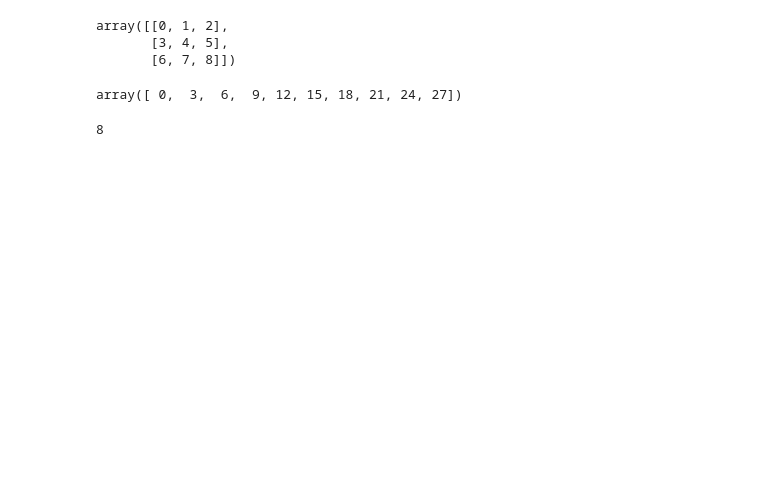
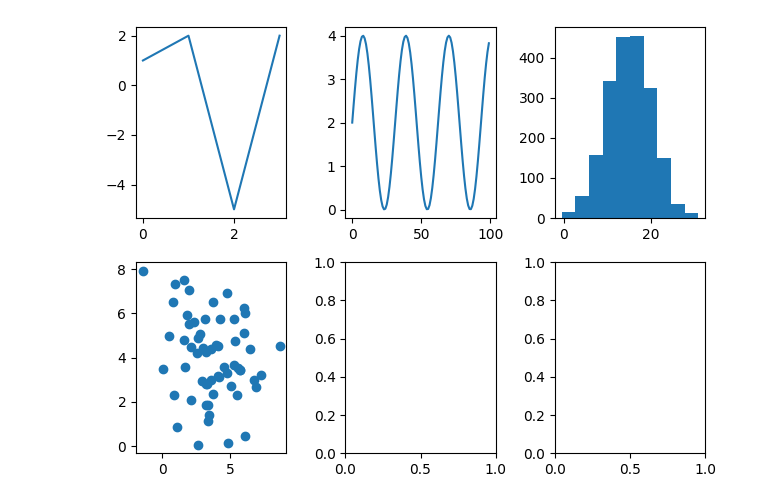
Before and after one commit to Hidaka1222/data-analysis-basic-kadai, a Jupyter notebook: Untitled0.ipynb, the cells around one changed output. Cells and saved outputs as stored; diff of their text form; code cells hidden in the pictures; blank space fills up the shorter version.

```diff
--- a/Untitled0.ipynb
+++ b/Untitled0.ipynb
@@ -1,18 +1,27 @@
-# %%
-import numpy as np
-multi_array = np.array([[0, 1, 2], [3, 4, 5], [6, 7, 8]])
-multi_array
-# %% [output]
-array([[0, 1, 2],
-       [3, 4, 5],
-       [6, 7, 8]])
-# %%
-ten = np.arange(10)
-ten * 3
-# %% [output]
-array([ 0,  3,  6,  9, 12, 15, 18, 21, 24, 27])
-# %%
-multi_array = np.array([[0, 1, 2], [3, 4, 5], [6, 7, 8]])
-multi_array.max()
-# %% [output]
-8
+# %%
+import matplotlib.pyplot as plt
+import numpy as np
+
+fig, axes = plt.subplots(2, 3, tight_layout=True)
+
+#折れ線グラフ
+y0 = [1, 2, -5, 2]
+axes[0,0].plot(y0)
+
+#sin関数
+x = np.linspace(0, 10, 100)
+y = 2 + 2 * np.sin(2 * x)
+axes[0,1].plot(y)
+
+#ヒストグラム
+z = np.random .normal(15, 5, 2000)
+axes[0,2].hist(z)
+
+#散布図
+x1 = 4 + np.random.normal(0, 2, 60)
+y1 = 4 + np.random.normal(0, 2, len(x1))
+axes[1,0].scatter(x1, y1)
+
+plt.show()
+# %% [output]
+[figure, added]
```
